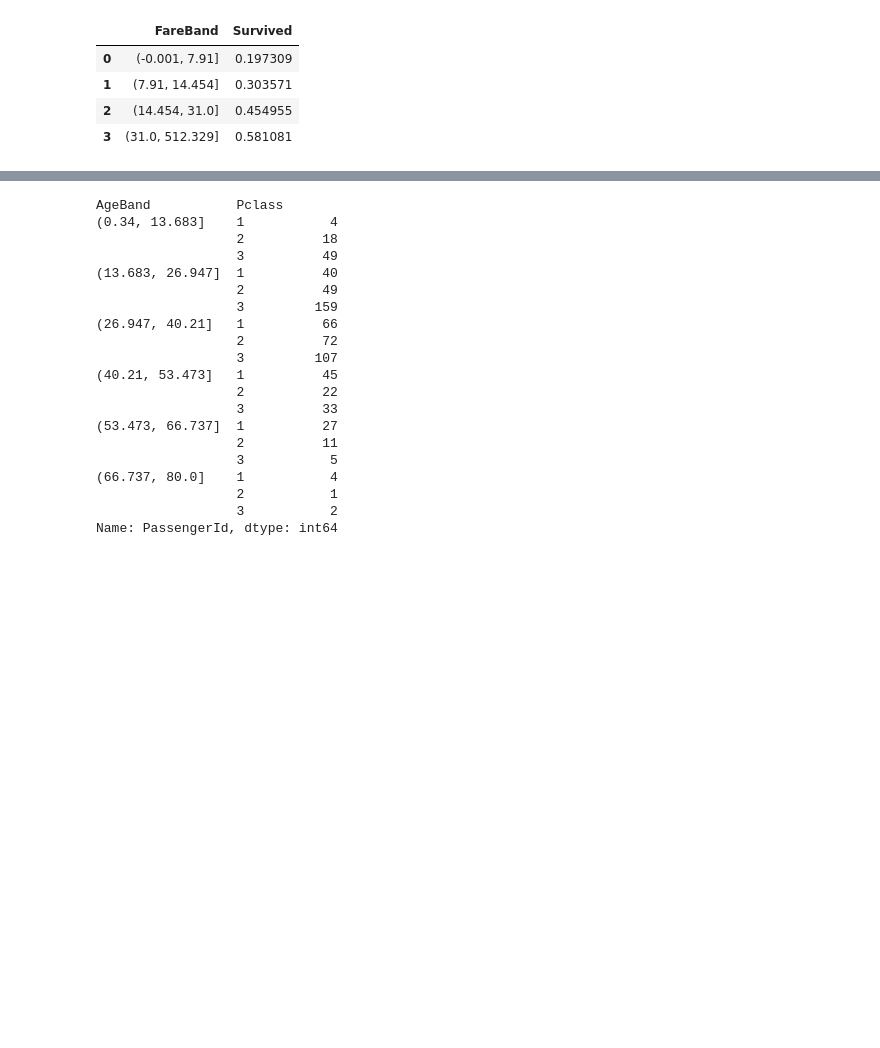
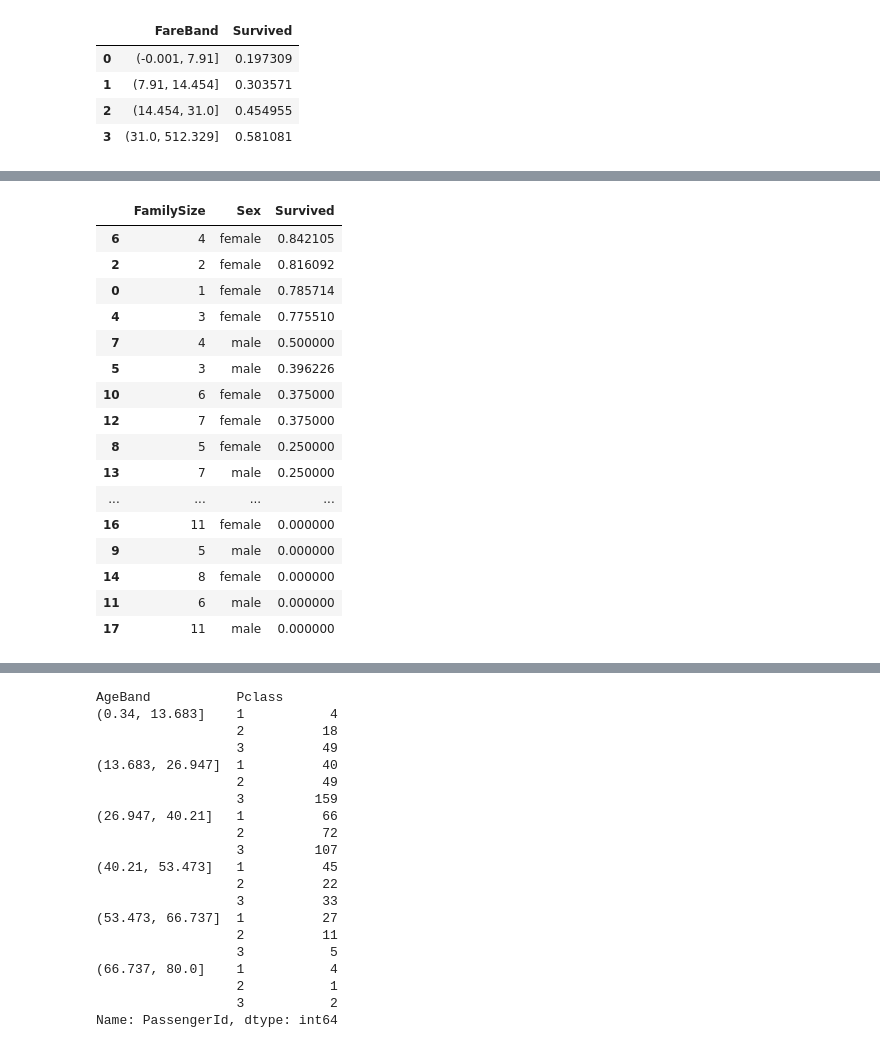
Before and after one commit to Frankensosege/Tatanic-Competition, a Jupyter notebook: Titanic_Competition.ipynb, the cells around one changed output, grey strips where cells are left out. Saved outputs shown, nothing was run; the diff lists cells and outputs as text; code cells hidden in the pictures; blank space fills up the shorter version.

```diff
--- a/Titanic_Competition.ipynb
+++ b/Titanic_Competition.ipynb
@@ -83,8 +189,0 @@ Name: Age, dtype: float64
-# %%
-train_pri_df.fillna(value={'Age':0}, inplace=True)
-
-for idx, row in train_pri_df.iterrows():
-  if row['Age'] == 0.0:
-    row['Age'] = guess_age(row)
-
-train_pri_df.info()
@@ -149,6 +205,7 @@ def get_age_class(age):
 # %%
 train_pri_df['Age'] = train_pri_df.apply(lambda x:get_age_class(x['Age']), axis=1)
 print(train_pri_df.head())
+test_df['Age'] = test_df.apply(lambda x:get_age_class(x['Age']), axis=1)
 # %% [output]
    PassengerId  Survived  Pclass  \
 0            1         0       3
@@ -218,0 +239,15 @@ memory usage: 85.9+ KB
+# %%
+def get_fare_class(fare):
+  if fare <= 7.91:
+    ret_class = 0
+  elif 7.91 < fare <= 14.454:
+    ret_class = 1
+  elif 14.454 < fare <= 31:
+    ret_class = 2
+  else:
+    ret_class = 3
+  return ret_class
+# %%
+train_pri_df['Fare'] = train_pri_df.apply(lambda x:get_fare_class(x['Fare']), axis=1)
+test_df['Fare'] = test_df.apply(lambda x:get_fare_class(x['Fare']), axis=1)
+print(train_pri_df.head())
@@ -218,0 +272,22 @@ memory usage: 85.9+ KB
+# %%
+train_pri_df['FamilySize'] = train_pri_df['SibSp'] +  train_pri_df['Parch'] + 1
+test_df['FamilySize'] = train_pri_df['SibSp'] +  train_pri_df['Parch'] + 1
+train_pri_df[['FamilySize', 'Sex', 'Survived']].groupby(['FamilySize', 'Sex'], as_index=False).mean().sort_values(by='Survived', ascending=False)
+# %% [output]
+|  | FamilySize | Sex | Survived |
+| 6 | 4 | female | 0.842105 |
+| 2 | 2 | female | 0.816092 |
+| 0 | 1 | female | 0.785714 |
+| 4 | 3 | female | 0.775510 |
+| 7 | 4 | male | 0.500000 |
+| 5 | 3 | male | 0.396226 |
+| 10 | 6 | female | 0.375000 |
+| 12 | 7 | female | 0.375000 |
+| 8 | 5 | female | 0.250000 |
+| 13 | 7 | male | 0.250000 |
+| ... | ... | ... | ... |
+| 16 | 11 | female | 0.000000 |
+| 9 | 5 | male | 0.000000 |
+| 14 | 8 | female | 0.000000 |
+| 11 | 6 | male | 0.000000 |
+| 17 | 11 | male | 0.000000 |
```
Also changed, not shown: parts of 41 cells of this notebook.
